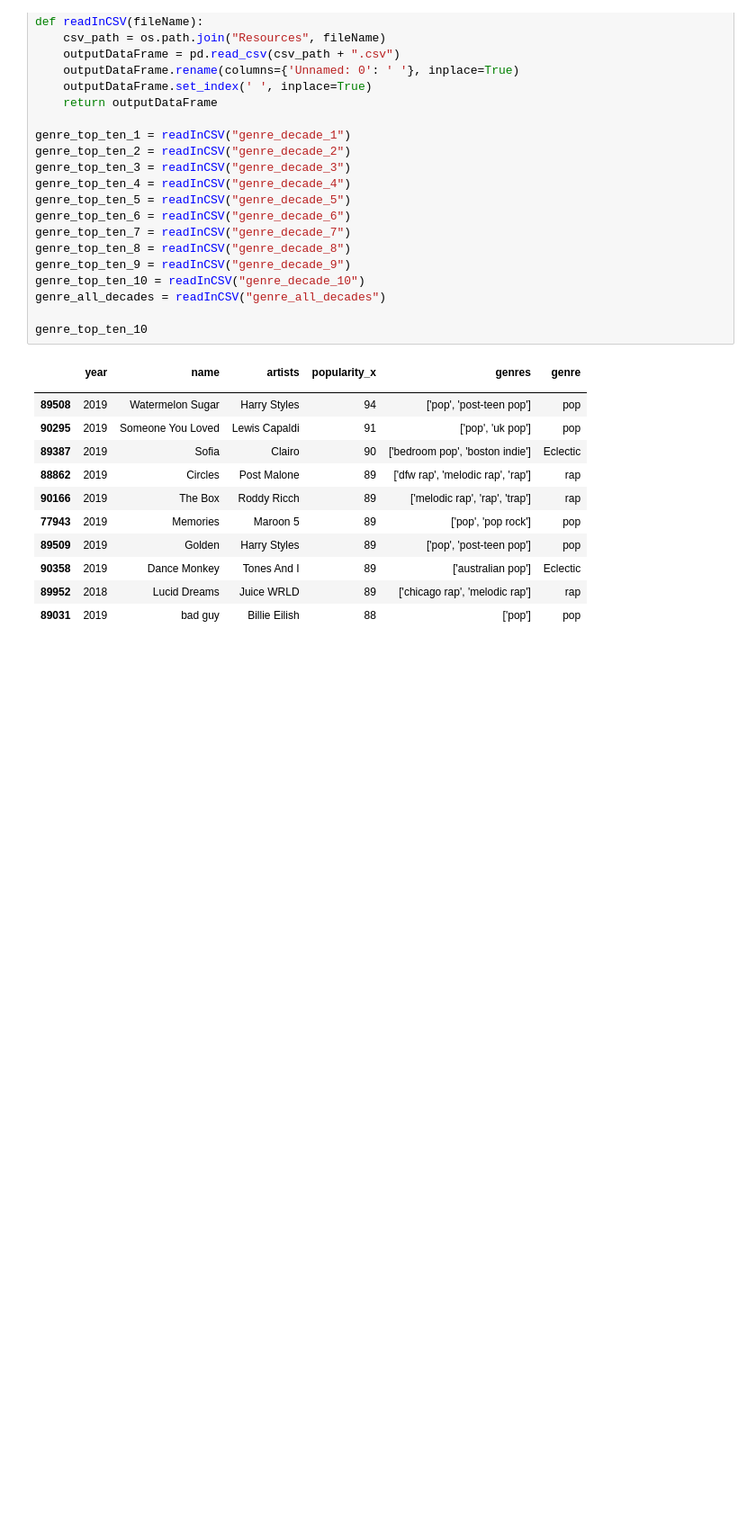
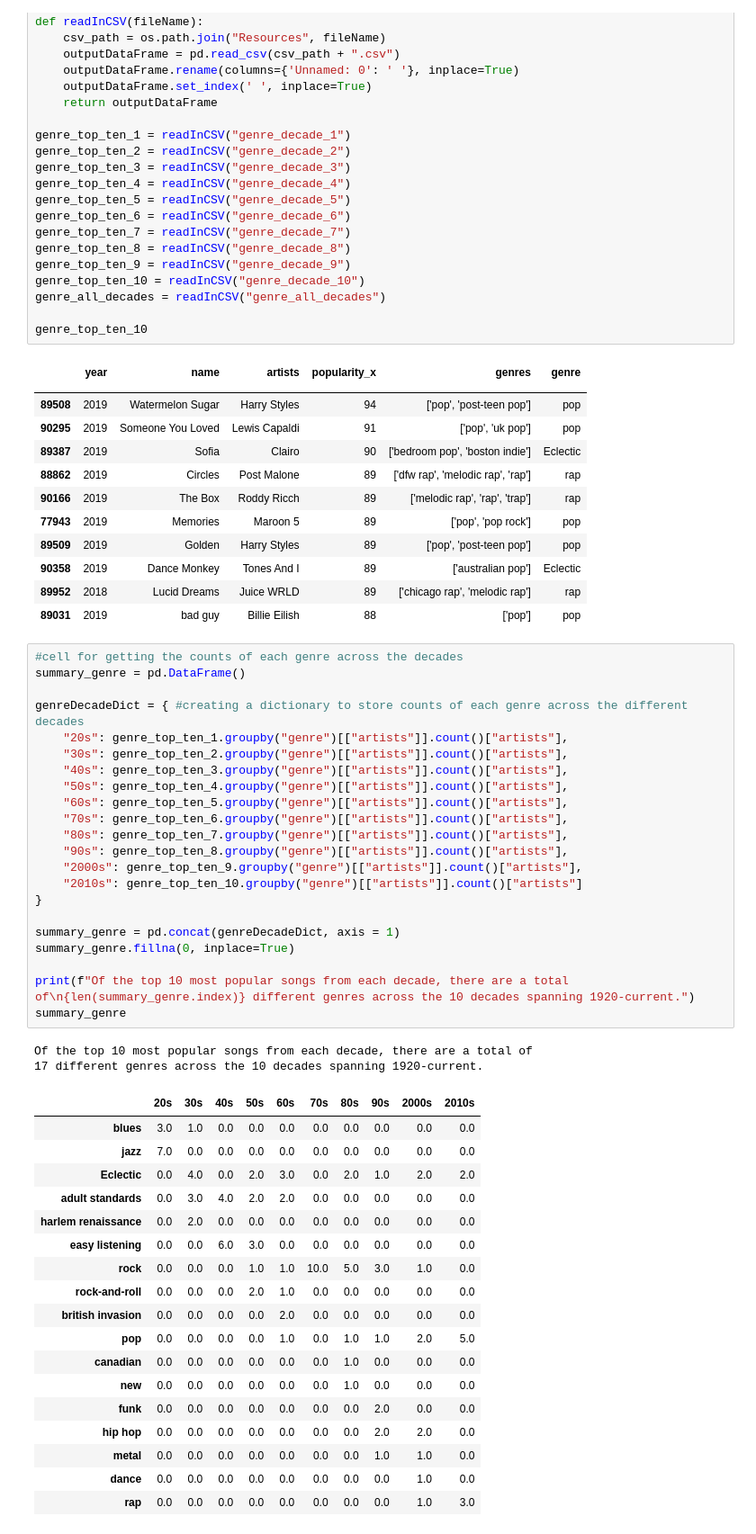
Before and after one commit to GND95/Project_1, a Jupyter notebook: genre.ipynb, the cells around one changed output. Shown at 90% size. Saved outputs shown, nothing was run; the diff lists cells and outputs as text; blank space fills up the shorter version.

Commit message:
creating a data frame to store counts of each genre across the different decades

```diff
--- a/genre.ipynb
+++ b/genre.ipynb
@@ -358,3 +358,46 @@ genre_top_ten_10
 | 90358 | 2019 | Dance Monkey | Tones And I | 89 | ['australian pop'] | Eclectic |
 | 89952 | 2018 | Lucid Dreams | Juice WRLD | 89 | ['chicago rap', 'melodic rap'] | rap |
 | 89031 | 2019 | bad guy | Billie Eilish | 88 | ['pop'] | pop |
+# %%
+#cell for getting the counts of each genre across the decades
+summary_genre = pd.DataFrame()
+
+genreDecadeDict = { #creating a dictionary to store counts of each genre across the different decades
+    "20s": genre_top_ten_1.groupby("genre")[["artists"]].count()["artists"],
+    "30s": genre_top_ten_2.groupby("genre")[["artists"]].count()["artists"],
+    "40s": genre_top_ten_3.groupby("genre")[["artists"]].count()["artists"],
+    "50s": genre_top_ten_4.groupby("genre")[["artists"]].count()["artists"],
+    "60s": genre_top_ten_5.groupby("genre")[["artists"]].count()["artists"],
+    "70s": genre_top_ten_6.groupby("genre")[["artists"]].count()["artists"],
+    "80s": genre_top_ten_7.groupby("genre")[["artists"]].count()["artists"],
+    "90s": genre_top_ten_8.groupby("genre")[["artists"]].count()["artists"],
+    "2000s": genre_top_ten_9.groupby("genre")[["artists"]].count()["artists"],
+    "2010s": genre_top_ten_10.groupby("genre")[["artists"]].count()["artists"]
+}
+
+summary_genre = pd.concat(genreDecadeDict, axis = 1)
+summary_genre.fillna(0, inplace=True)
+
+print(f"Of the top 10 most popular songs from each decade, there are a total of\n{len(summary_genre.index)} different genres across the 10 decades spanning 1920-current.")
+summary_genre
+# %% [output]
+Of the top 10 most popular songs from each decade, there are a total of
+17 different genres across the 10 decades spanning 1920-current.
+|  | 20s | 30s | 40s | 50s | 60s | 70s | 80s | 90s | 2000s | 2010s |
+| blues | 3.0 | 1.0 | 0.0 | 0.0 | 0.0 | 0.0 | 0.0 | 0.0 | 0.0 | 0.0 |
+| jazz | 7.0 | 0.0 | 0.0 | 0.0 | 0.0 | 0.0 | 0.0 | 0.0 | 0.0 | 0.0 |
+| Eclectic | 0.0 | 4.0 | 0.0 | 2.0 | 3.0 | 0.0 | 2.0 | 1.0 | 2.0 | 2.0 |
+| adult standards | 0.0 | 3.0 | 4.0 | 2.0 | 2.0 | 0.0 | 0.0 | 0.0 | 0.0 | 0.0 |
+| harlem renaissance | 0.0 | 2.0 | 0.0 | 0.0 | 0.0 | 0.0 | 0.0 | 0.0 | 0.0 | 0.0 |
+| easy listening | 0.0 | 0.0 | 6.0 | 3.0 | 0.0 | 0.0 | 0.0 | 0.0 | 0.0 | 0.0 |
+| rock | 0.0 | 0.0 | 0.0 | 1.0 | 1.0 | 10.0 | 5.0 | 3.0 | 1.0 | 0.0 |
+| rock-and-roll | 0.0 | 0.0 | 0.0 | 2.0 | 1.0 | 0.0 | 0.0 | 0.0 | 0.0 | 0.0 |
+| british invasion | 0.0 | 0.0 | 0.0 | 0.0 | 2.0 | 0.0 | 0.0 | 0.0 | 0.0 | 0.0 |
+| pop | 0.0 | 0.0 | 0.0 | 0.0 | 1.0 | 0.0 | 1.0 | 1.0 | 2.0 | 5.0 |
+| canadian | 0.0 | 0.0 | 0.0 | 0.0 | 0.0 | 0.0 | 1.0 | 0.0 | 0.0 | 0.0 |
+| new | 0.0 | 0.0 | 0.0 | 0.0 | 0.0 | 0.0 | 1.0 | 0.0 | 0.0 | 0.0 |
+| funk | 0.0 | 0.0 | 0.0 | 0.0 | 0.0 | 0.0 | 0.0 | 2.0 | 0.0 | 0.0 |
+| hip hop | 0.0 | 0.0 | 0.0 | 0.0 | 0.0 | 0.0 | 0.0 | 2.0 | 2.0 | 0.0 |
+| metal | 0.0 | 0.0 | 0.0 | 0.0 | 0.0 | 0.0 | 0.0 | 1.0 | 1.0 | 0.0 |
+| dance | 0.0 | 0.0 | 0.0 | 0.0 | 0.0 | 0.0 | 0.0 | 0.0 | 1.0 | 0.0 |
+| rap | 0.0 | 0.0 | 0.0 | 0.0 | 0.0 | 0.0 | 0.0 | 0.0 | 1.0 | 3.0 |
```
